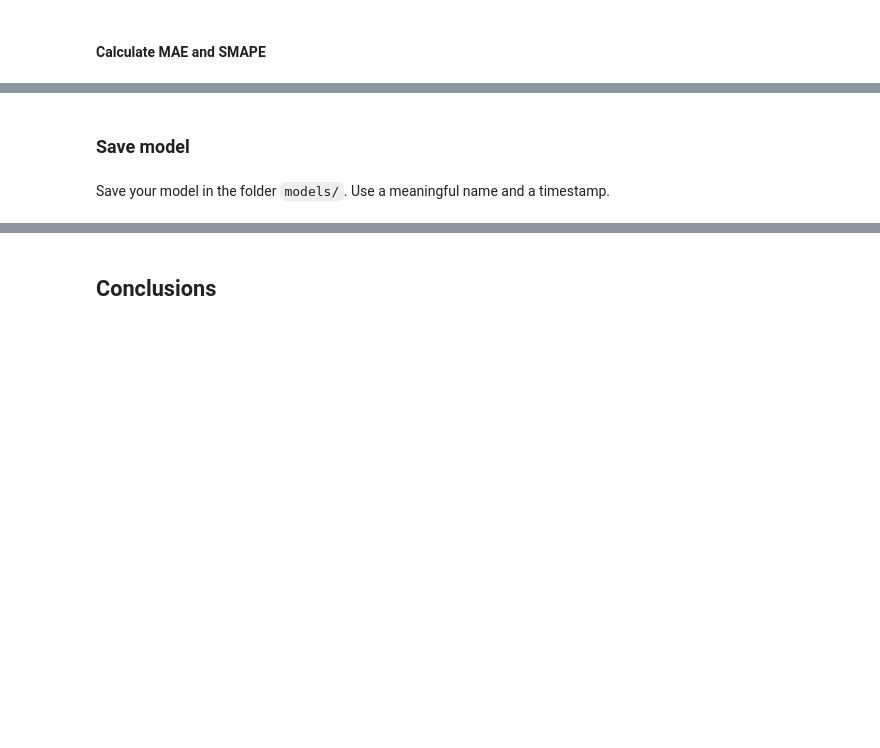
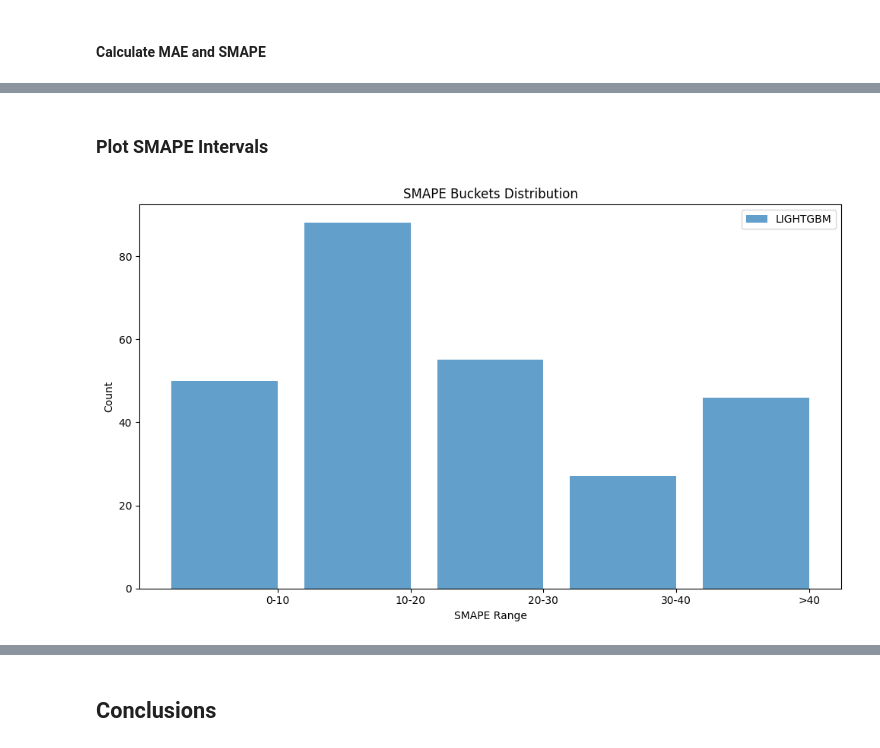
Before and after one commit to john2408/project_data_analytics, a Jupyter notebook: notebooks/draft-analysis.ipynb, the cells around one changed output, grey strips where cells are left out. Cells and saved outputs as stored; diff of their text form; code cells hidden in the pictures; blank space fills up the shorter version.

```diff
--- a/notebooks/draft-analysis.ipynb
+++ b/notebooks/draft-analysis.ipynb
@@ -1006,8 +1053,5 @@ ValueError: Input contains NaN.
 # %%
 df_accuracy_smape = pd.concat(dfs_smape)
 df_accuracy_mae = pd.concat(dfs_maes)
-# %% [markdown]
-### Save model
-# %% [markdown]
-
-Save your model in the folder `models/`. Use a meaningful name and a timestamp.
+# %% [markdown]
+### Plot SMAPE Intervals
@@ -1013,0 +1085,32 @@ Save your model in the folder `models/`. Use a meaningful name and a timestamp.
+# %%
+# Define SMAPE buckets
+bins = [0, 10, 20, 30, 40, float('inf')]
+labels = ['0-10', '10-20', '20-30', '30-40', '>40']
+
+buckets_data = generate_smape_err_buckets(df_accuracy=df_accuracy_smape,
+                                          model_names=model_names,
+                                          bins=bins,
+                                          labels=labels)
+
+colors = ['#7f7f7f', '#e377c2', '#8c564b', '#9467bd', '#d62728', '#2ca02c', '#ff7f0e', '#1f77b4']
+
+x = np.arange(len(labels))  # x locations for the buckets
+width = 0.8 / len(model_names)  # Adjust width based on number of models
+
+fig, ax = plt.subplots(figsize=(10, 6))
+
+for i, (model_name, data) in enumerate(buckets_data.items()):
+    ax.bar(x + i * width - width * len(model_names) / 2, data.values, width, label=model_name, color=colors.pop(), alpha=0.7)
+
+# Add labels and title
+ax.set_xlabel('SMAPE Range')
+ax.set_ylabel('Count')
+ax.set_title('SMAPE Buckets Distribution')
+ax.set_xticks(x)
+ax.set_xticklabels(labels)
+ax.legend()
+
+plt.tight_layout()
+plt.show()
+# %% [output]
+[figure, added]
```
Also changed, not shown: parts of 10 cells of this notebook, 2 other files.
